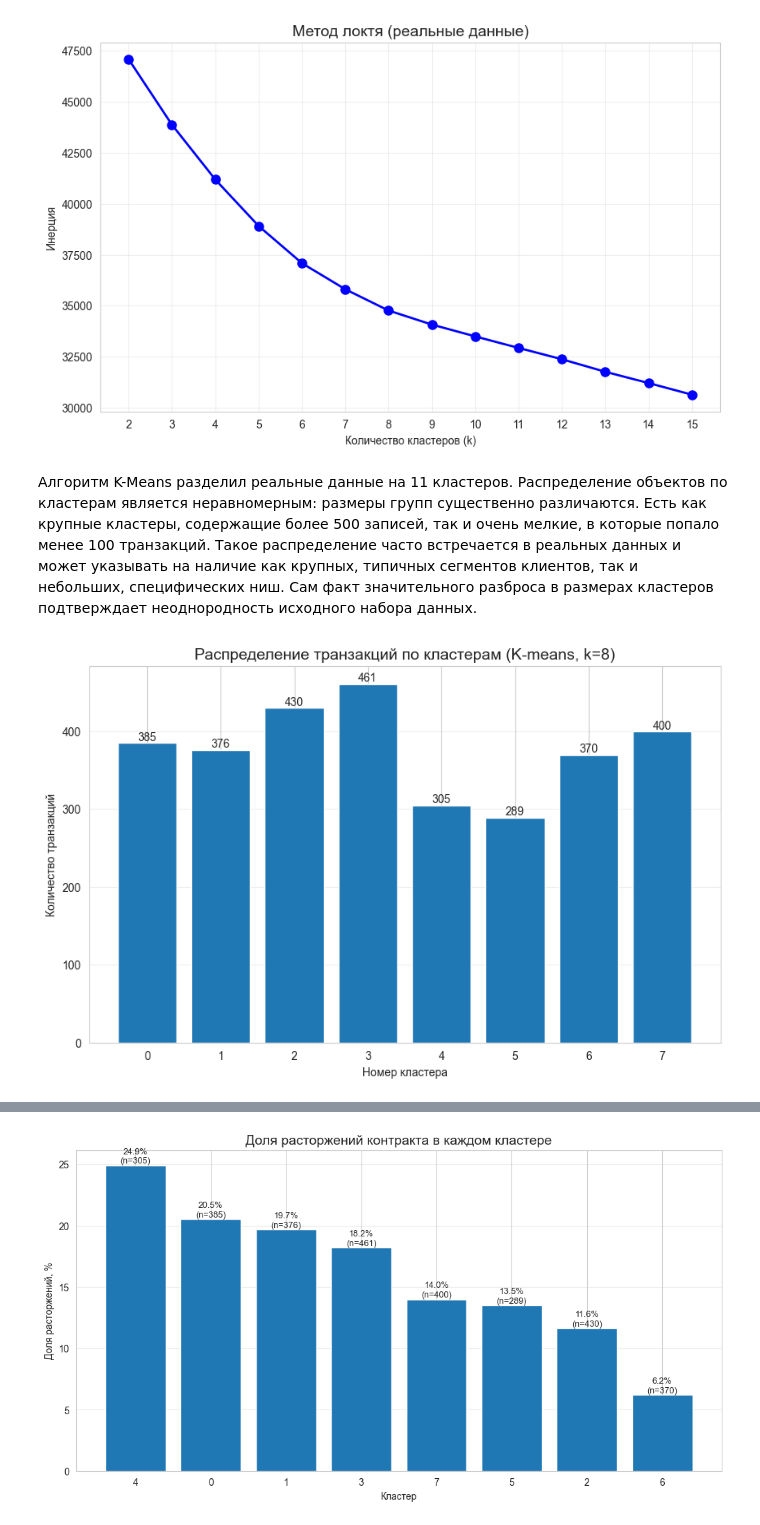
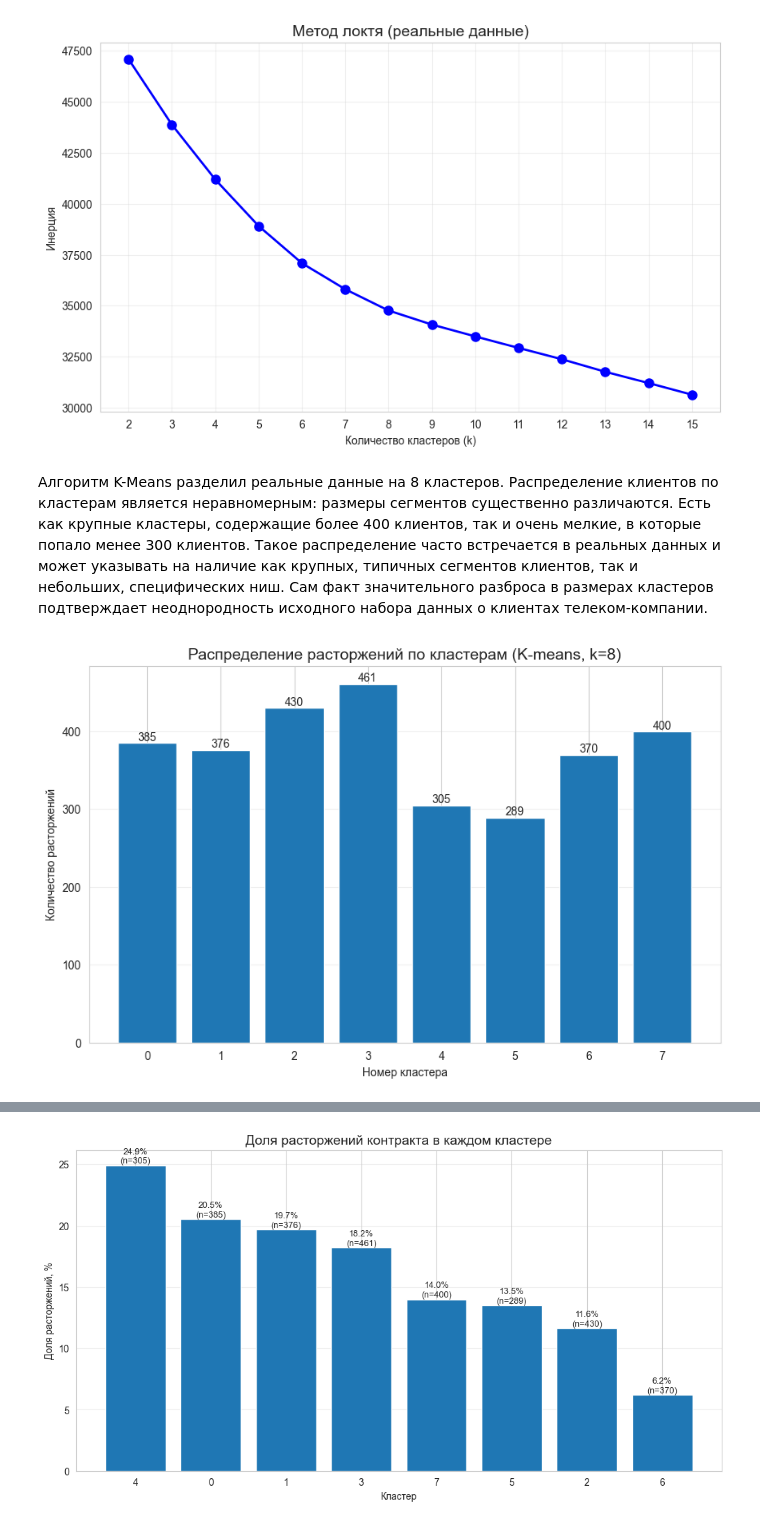
Before and after one commit to user000000000000000000000/LR4_Antonov_5, a Jupyter notebook: ЛР4_Антонов_5.ipynb, the cells around one changed output, grey strips where cells are left out. Cells and saved outputs as stored; diff of their text form; code cells hidden in the pictures.

```diff
--- a/ЛР4_Антонов_5.ipynb
+++ b/ЛР4_Антонов_5.ipynb
@@ -531,37 +522,37 @@ plt.show()
 # %% [output]
 [figure]
 # %% [markdown]
-Алгоритм K-Means разделил реальные данные на 11 кластеров. Распределение объектов по кластерам является неравномерным: размеры групп существенно различаются. Есть как крупные кластеры, содержащие более 500 записей, так и очень мелкие, в которые попало менее 100 транзакций. Такое распределение часто встречается в реальных данных и может указывать на наличие как крупных, типичных сегментов клиентов, так и небольших, специфических ниш. Сам факт значительного разброса в размерах кластеров подтверждает неоднородность исходного набора данных.
+Алгоритм K-Means разделил реальные данные на 8 кластеров. Распределение клиентов по кластерам является неравномерным: размеры сегментов существенно различаются. Есть как крупные кластеры, содержащие более 400 клиентов, так и очень мелкие, в которые попало менее 300 клиентов. Такое распределение часто встречается в реальных данных и может указывать на наличие как крупных, типичных сегментов клиентов, так и небольших, специфических ниш. Сам факт значительного разброса в размерах кластеров подтверждает неоднородность исходного набора данных о клиентах телеком-компании.
 # %%
 # Выбираем оптимальное k (например, 8 по графику)
 optimal_k = 8
 
 # Кластеризация K-means
 kmeans_real = KMeans(n_clusters=optimal_k, random_state=0, n_init=10)
 labels_real = kmeans_real.fit_predict(X_scaled)
 
 # Добавляем метки кластеров в данные
 df_clustered = df.copy()
 df_clustered['cluster'] = labels_real
 
 # Распределение по кластерам
 cluster_distribution = df_clustered['cluster'].value_counts().sort_index()
 
 plt.figure(figsize=(10, 6))
 bars = plt.bar(cluster_distribution.index, cluster_distribution.values)
-plt.title(f'Распределение транзакций по кластерам (K-means, k={optimal_k})', fontsize=14)
+plt.title(f'Распределение расторжений по кластерам (K-means, k={optimal_k})', fontsize=14)
 plt.xlabel('Номер кластера')
-plt.ylabel('Количество транзакций')
+plt.ylabel('Количество расторжений')
 plt.xticks(range(optimal_k))
 plt.grid(True, alpha=0.3, axis='y')
 
 # Добавляем значения над столбцами
 for bar in bars:
     height = bar.get_height()
     plt.text(bar.get_x() + bar.get_width()/2., height,
              f'{int(height)}', ha='center', va='bottom')
 
 plt.show()
 # %% [output]
-[figure, old version]
+[figure, new version]
 # %% [markdown]
```
Also changed, not shown: parts of 19 cells of this notebook.
